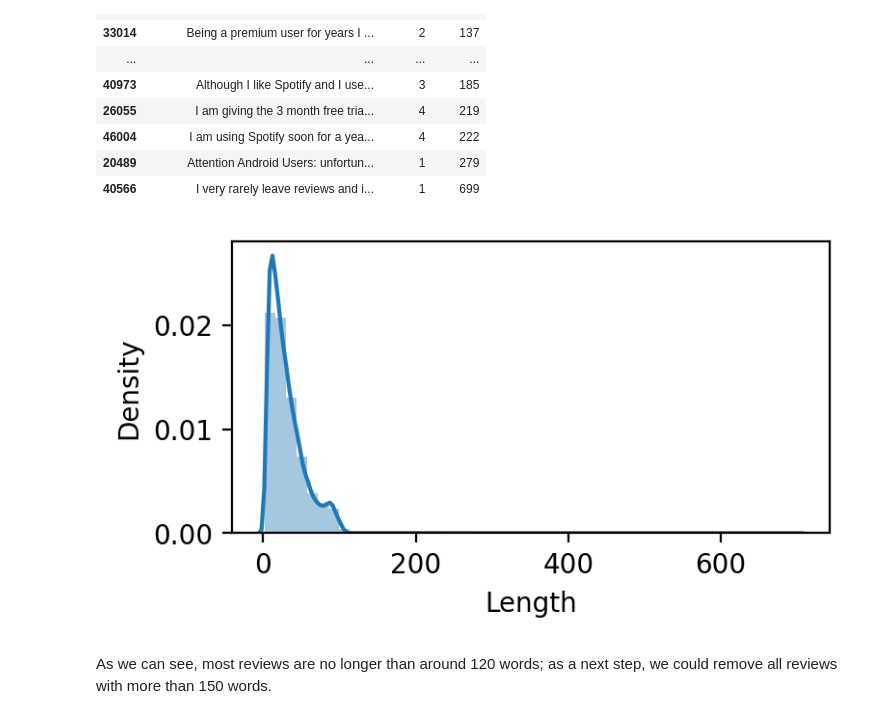
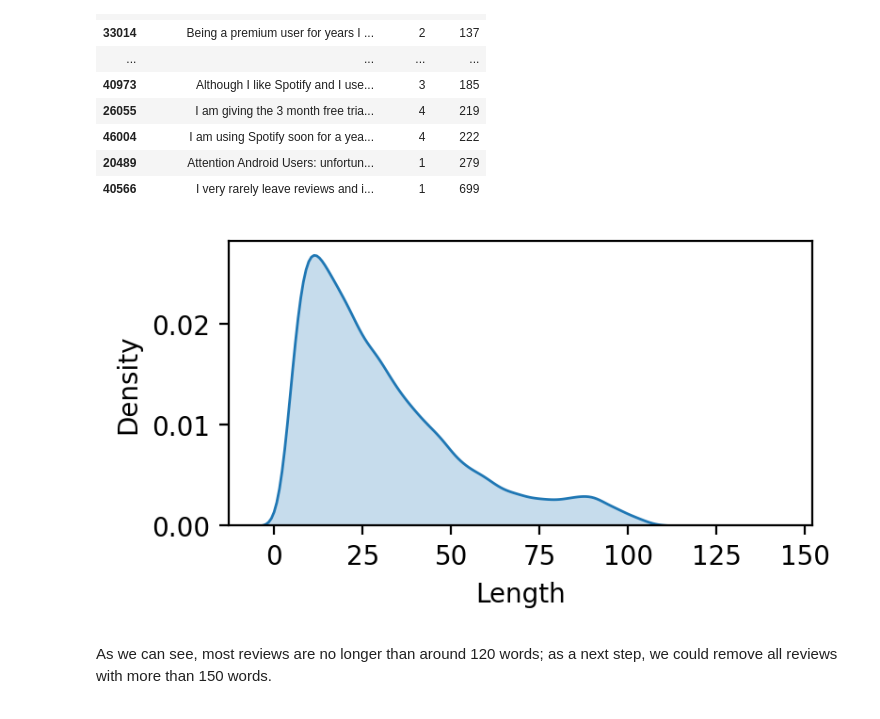
Before and after one commit to ashwininepa/NLP-Era, a Jupyter notebook: spotify_review_project/notebooks/reviews_eda.ipynb, the cells around one changed output. Cells and saved outputs as stored; diff of their text form; code cells hidden in the pictures.

```diff
--- a/spotify_review_project/notebooks/reviews_eda.ipynb
+++ b/spotify_review_project/notebooks/reviews_eda.ipynb
@@ -116,9 +116,9 @@ data.sort_values("Length").tail(20)
 # %%
 ## Plot Review Length as hist
 plt.figure(figsize=(4,2), dpi=200)
-ax = sns.distplot(data["Length"]);
+ax = sns.kdeplot(data["Length"], fill=True)
 # %% [output]
-[figure, old version]
+[figure, new version]
 # %% [markdown]
 As we can see, most reviews are no longer than around 120 words; as a next step, we could remove all reviews with more than 150 words.
 # %%
```
